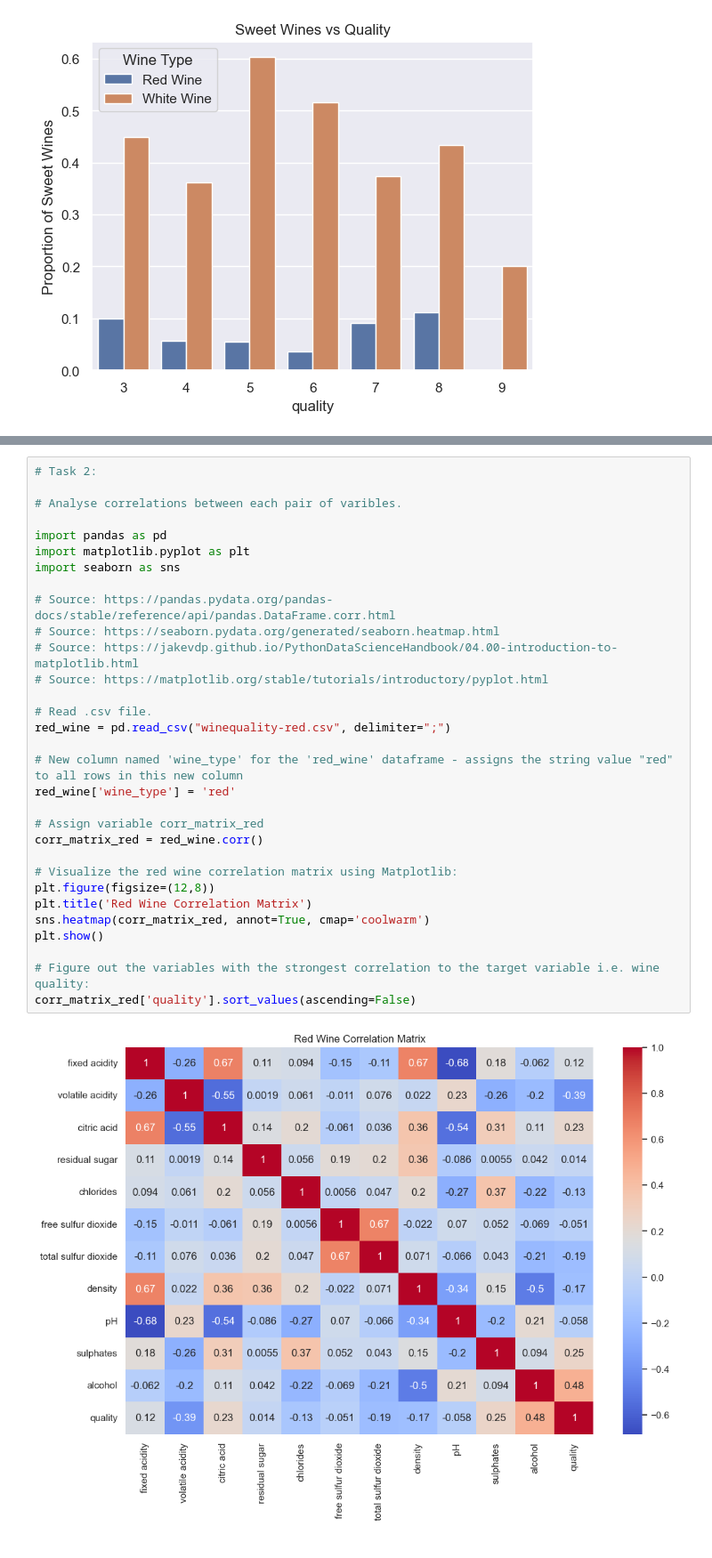
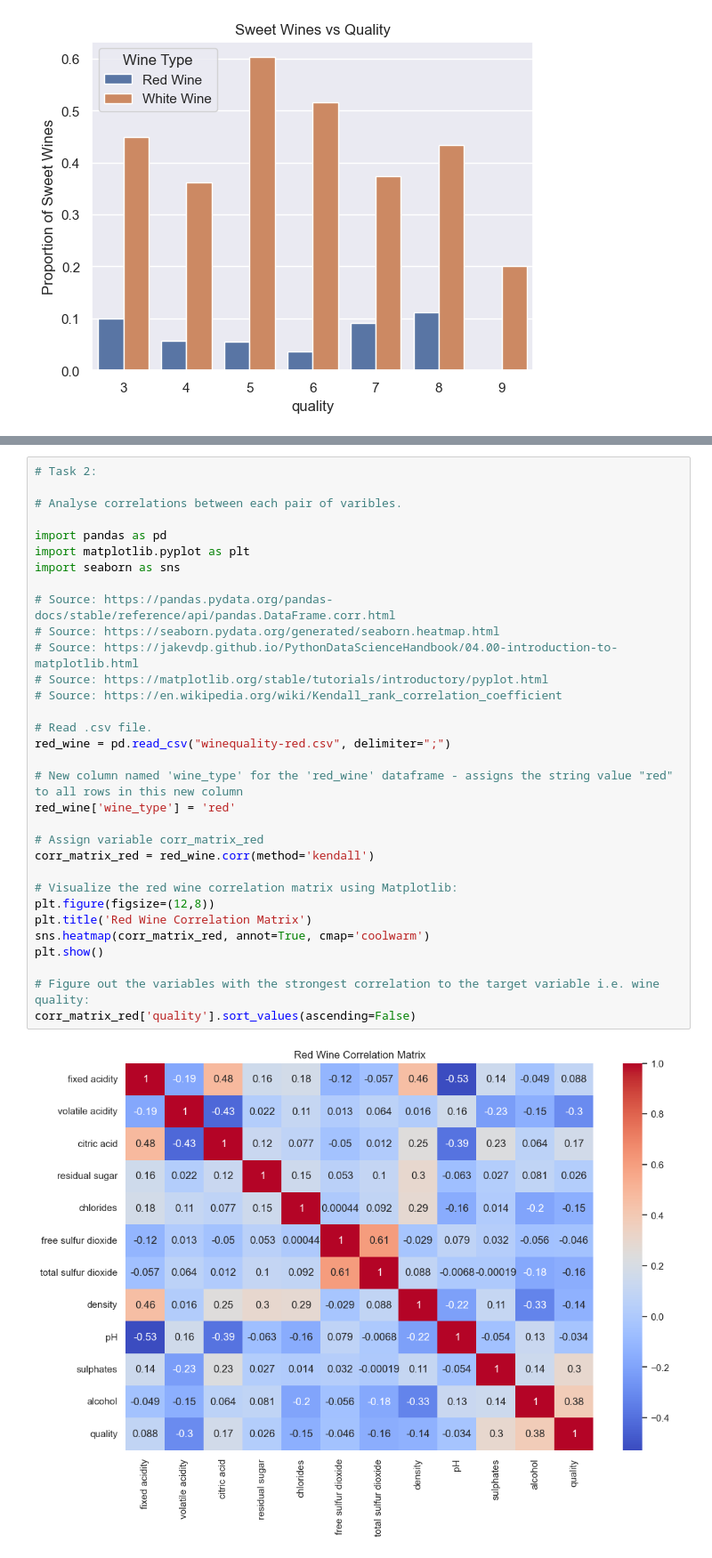
Before and after one commit to dayyanmirza/CSC2034DataScienceProject, a Jupyter notebook: CSC2034DataScienceProject.ipynb, the cells around one changed output, grey strips where cells are left out. Shown at 89% size. Saved outputs shown, nothing was run; the diff lists cells and outputs as text.

```diff
--- a/CSC2034DataScienceProject.ipynb
+++ b/CSC2034DataScienceProject.ipynb
@@ -526,33 +482,34 @@ In general, the graph shows that the proportion of sweet wines decreases as the
 # Task 2:
 
 # Analyse correlations between each pair of varibles.
 
 import pandas as pd
 import matplotlib.pyplot as plt
 import seaborn as sns
 
 # Source: https://pandas.pydata.org/pandas-docs/stable/reference/api/pandas.DataFrame.corr.html
 # Source: https://seaborn.pydata.org/generated/seaborn.heatmap.html
 # Source: https://jakevdp.github.io/PythonDataScienceHandbook/04.00-introduction-to-matplotlib.html
 # Source: https://matplotlib.org/stable/tutorials/introductory/pyplot.html
+# Source: https://en.wikipedia.org/wiki/Kendall_rank_correlation_coefficient
 
 # Read .csv file.
 red_wine = pd.read_csv("winequality-red.csv", delimiter=";")
 
 # New column named 'wine_type' for the 'red_wine' dataframe - assigns the string value "red" to all rows in this new column
 red_wine['wine_type'] = 'red'
 
 # Assign variable corr_matrix_red
-corr_matrix_red = red_wine.corr()
+corr_matrix_red = red_wine.corr(method='kendall')
 
 # Visualize the red wine correlation matrix using Matplotlib:
 plt.figure(figsize=(12,8))
 plt.title('Red Wine Correlation Matrix')
 sns.heatmap(corr_matrix_red, annot=True, cmap='coolwarm')
 plt.show()
 
 # Figure out the variables with the strongest correlation to the target variable i.e. wine quality:
 corr_matrix_red['quality'].sort_values(ascending=False)
 # %% [output]
-[figure, old version]
+[figure, new version]
 quality                 1.000000
```
Also changed, not shown: parts of 31 cells of this notebook, 1 other file.
